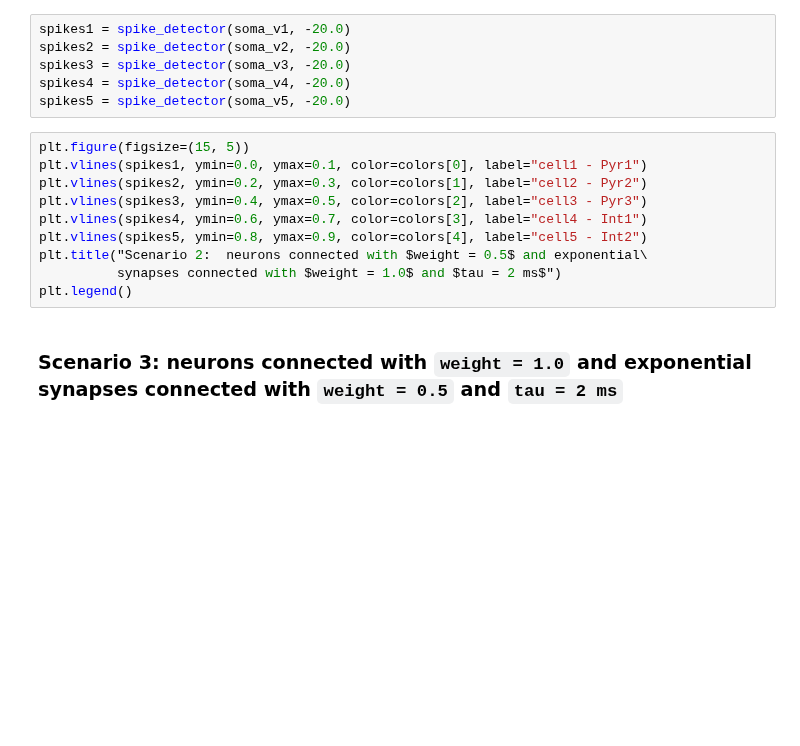
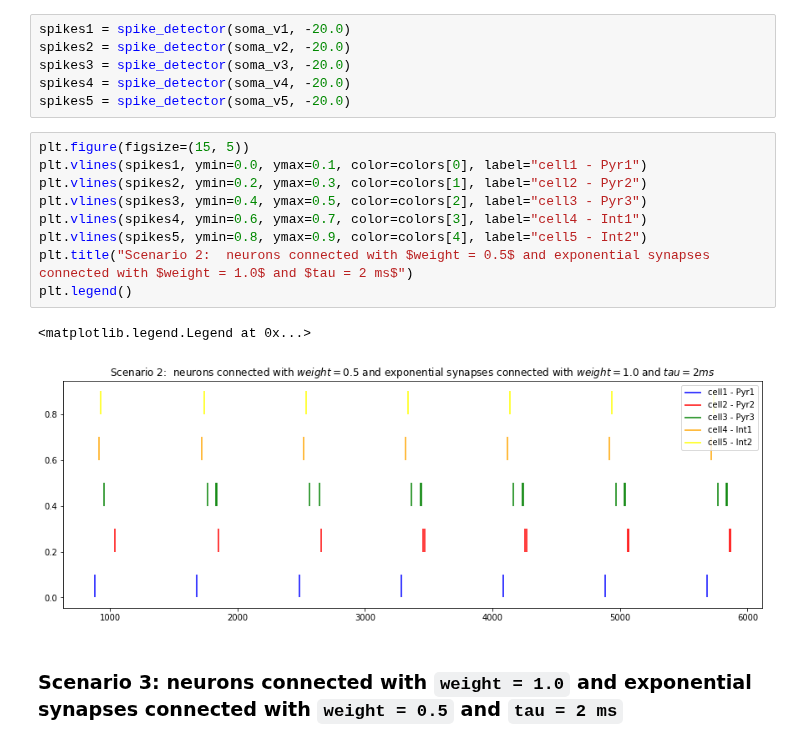
Before and after one commit to AlbrechtAlice/In-Silico-Neuroscience, a Jupyter notebook: Week10_HomeWork.ipynb, the cells around one changed output. Cells and saved outputs as stored; diff of their text form; blank space fills up the shorter version.

```diff
--- a/Week10_HomeWork.ipynb
+++ b/Week10_HomeWork.ipynb
@@ -608,13 +638,15 @@ spikes5 = spike_detector(soma_v5, -20.0)
 # %%
 plt.figure(figsize=(15, 5))
 plt.vlines(spikes1, ymin=0.0, ymax=0.1, color=colors[0], label="cell1 - Pyr1")
 plt.vlines(spikes2, ymin=0.2, ymax=0.3, color=colors[1], label="cell2 - Pyr2")
 plt.vlines(spikes3, ymin=0.4, ymax=0.5, color=colors[2], label="cell3 - Pyr3")
 plt.vlines(spikes4, ymin=0.6, ymax=0.7, color=colors[3], label="cell4 - Int1")
 plt.vlines(spikes5, ymin=0.8, ymax=0.9, color=colors[4], label="cell5 - Int2")
-plt.title("Scenario 2:  neurons connected with $weight = 0.5$ and exponential\
-          synapses connected with $weight = 1.0$ and $tau = 2 ms$")
+plt.title("Scenario 2:  neurons connected with $weight = 0.5$ and exponential synapses connected with $weight = 1.0$ and $tau = 2 ms$")
 plt.legend()
+# %% [output]
+<matplotlib.legend.Legend at 0x...>
+[figure, added]
 # %% [markdown]
 ### Scenario 3:  neurons connected with `weight = 1.0` and exponential synapses connected with `weight = 0.5` and `tau = 2 ms`
 # %%
```
Also changed, not shown: parts of 21 cells of this notebook.
